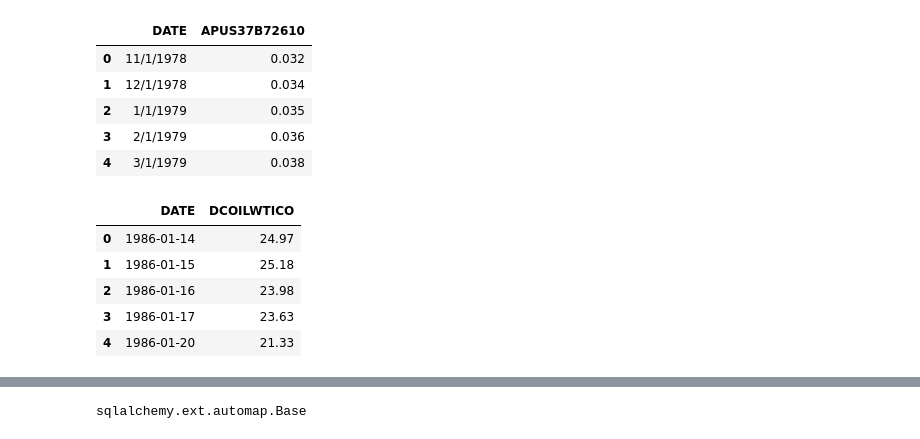
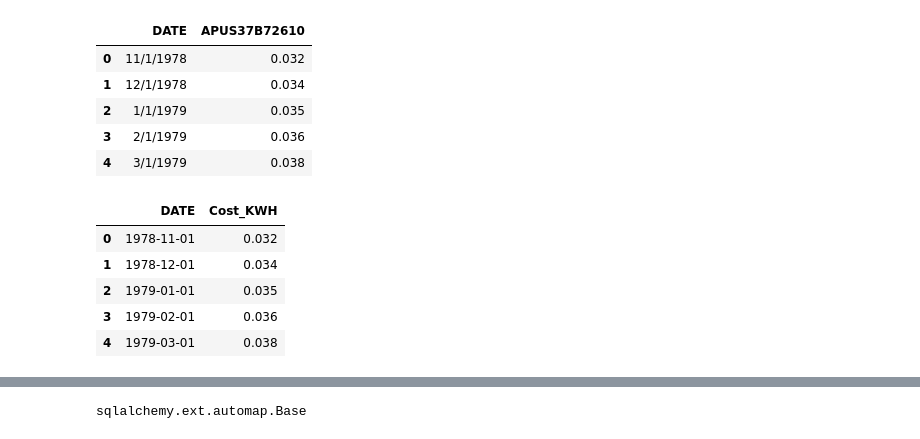
Before and after one commit to simoncastellanos9/Project_2, a Jupyter notebook: Project_2.ipynb, the cells around one changed output, grey strips where cells are left out. Cells and saved outputs as stored; diff of their text form; code cells hidden in the pictures.

```diff
--- a/Project_2.ipynb
+++ b/Project_2.ipynb
@@ -153,17 +156,17 @@ KWH_df.head()
 | 3 | 2/1/1979 | 0.036 |
 | 4 | 3/1/1979 | 0.038 |
 # %%
-KWH_df.rename(columns = {'APUS37B72610':'$/KWH'},inplace = True)
+KWH_df.rename(columns = {'APUS37B72610':'Cost_KWH'},inplace = True)
 # %%
 KWH_df['DATE'] = pd.to_datetime(KWH_df['DATE'])
-WTI_df.head()
+KWH_df.head()
 # %% [output]
-|  | DATE | DCOILWTICO |
-| 0 | 1986-01-14 | 24.97 |
-| 1 | 1986-01-15 | 25.18 |
-| 2 | 1986-01-16 | 23.98 |
-| 3 | 1986-01-17 | 23.63 |
-| 4 | 1986-01-20 | 21.33 |
+|  | DATE | Cost_KWH |
+| 0 | 1978-11-01 | 0.032 |
+| 1 | 1978-12-01 | 0.034 |
+| 2 | 1979-01-01 | 0.035 |
+| 3 | 1979-02-01 | 0.036 |
+| 4 | 1979-03-01 | 0.038 |
 # %%
 new_KWH_data = KWH_df[~(KWH_df['DATE'] < '1990-01-01')]
 print(new_KWH_data)
```
Also changed, not shown: parts of 15 cells of this notebook, 4 other files.
